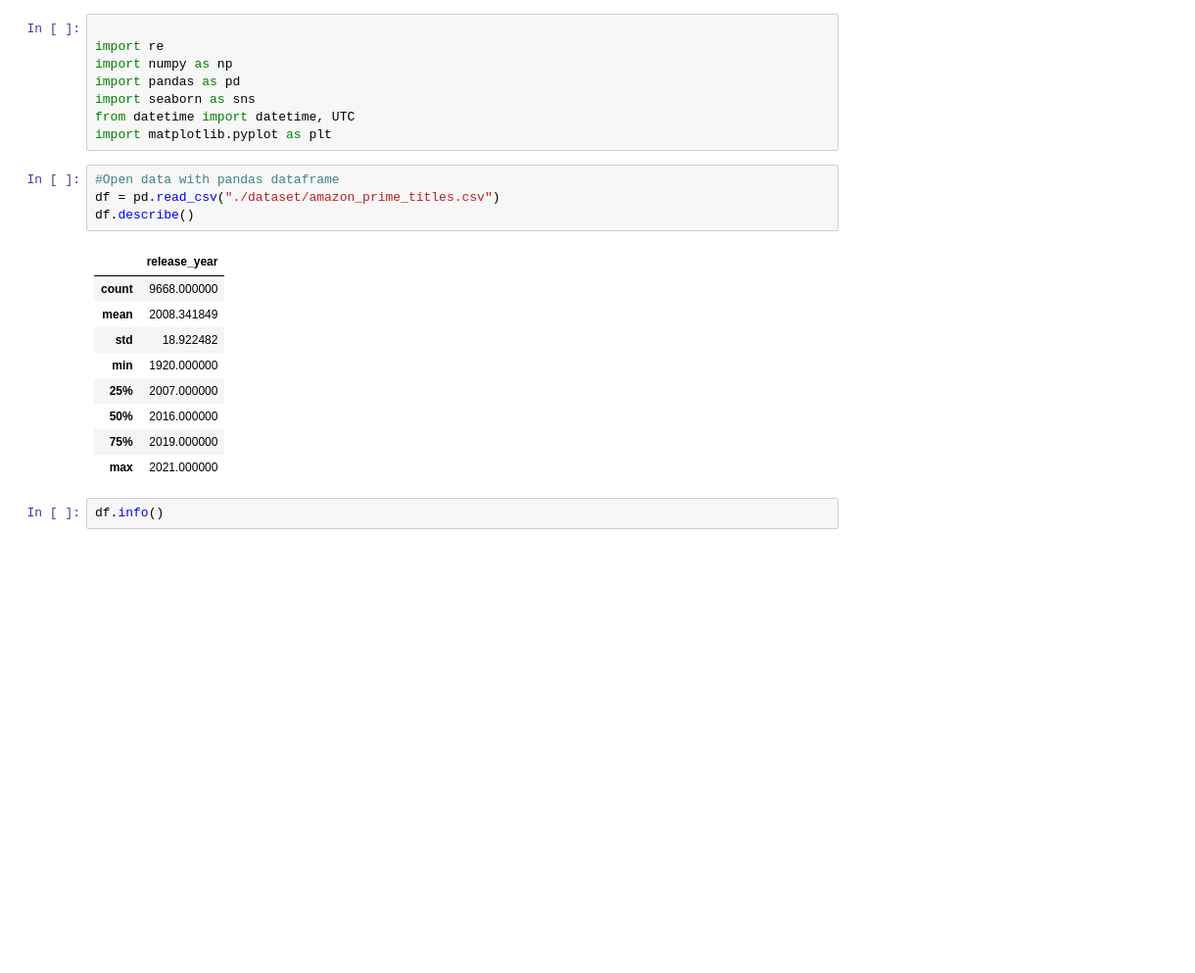
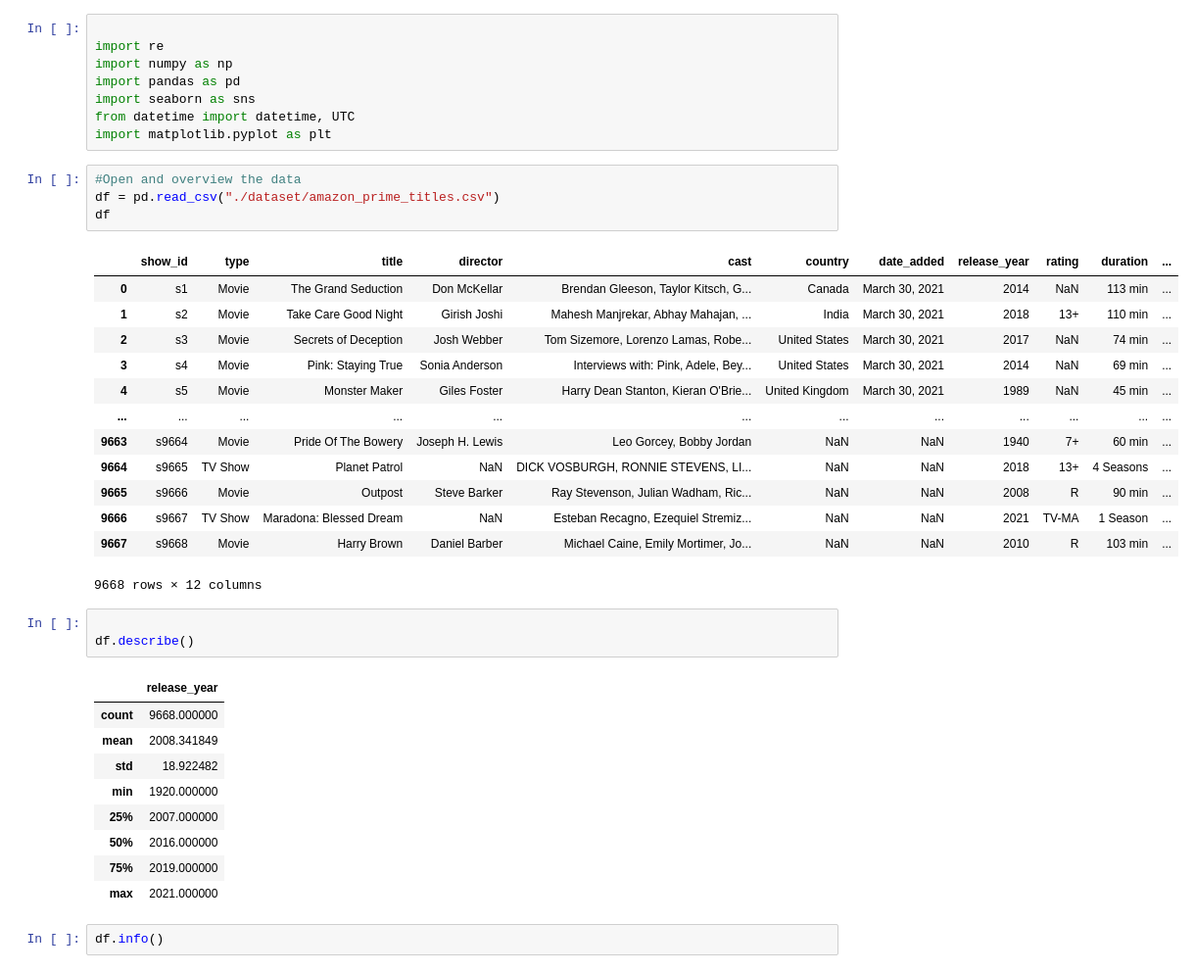
Before and after one commit to martarheza/Amazon_Prime_Movies_TV_show_Analytics, a Jupyter notebook: Projek_2.ipynb, the cells around one changed output. Shown: that part at 98% size. Drawn from its saved outputs; the diff is of its cells as text; blank space fills up the shorter version.

Commit message:
Updating few line of code, to overview the data first

```diff
--- a/Projek_2.ipynb
+++ b/Projek_2.ipynb
@@ -6,9 +6,26 @@ import pandas as pd
 import seaborn as sns
 from datetime import datetime, UTC
 import matplotlib.pyplot as plt
+# %%
+#Open and overview the data
+df = pd.read_csv("./dataset/amazon_prime_titles.csv")
+df
+# %% [output]
+|  | show_id | type | title | director | cast | country | date_added | release_year | rating | duration | ... |
+| 0 | s1 | Movie | The Grand Seduction | Don McKellar | Brendan Gleeson, Taylor Kitsch, G... | Canada | March 30, 2021 | 2014 | NaN | 113 min | ... |
+| 1 | s2 | Movie | Take Care Good Night | Girish Joshi | Mahesh Manjrekar, Abhay Mahajan, ... | India | March 30, 2021 | 2018 | 13+ | 110 min | ... |
+| 2 | s3 | Movie | Secrets of Deception | Josh Webber | Tom Sizemore, Lorenzo Lamas, Robe... | United States | March 30, 2021 | 2017 | NaN | 74 min | ... |
+| 3 | s4 | Movie | Pink: Staying True | Sonia Anderson | Interviews with: Pink, Adele, Bey... | United States | March 30, 2021 | 2014 | NaN | 69 min | ... |
+| 4 | s5 | Movie | Monster Maker | Giles Foster | Harry Dean Stanton, Kieran O'Brie... | United Kingdom | March 30, 2021 | 1989 | NaN | 45 min | ... |
+| ... | ... | ... | ... | ... | ... | ... | ... | ... | ... | ... | ... |
+| 9663 | s9664 | Movie | Pride Of The Bowery | Joseph H. Lewis | Leo Gorcey, Bobby Jordan | NaN | NaN | 1940 | 7+ | 60 min | ... |
+| 9664 | s9665 | TV Show | Planet Patrol | NaN | DICK VOSBURGH, RONNIE STEVENS, LI... | NaN | NaN | 2018 | 13+ | 4 Seasons | ... |
+| 9665 | s9666 | Movie | Outpost | Steve Barker | Ray Stevenson, Julian Wadham, Ric... | NaN | NaN | 2008 | R | 90 min | ... |
+| 9666 | s9667 | TV Show | Maradona: Blessed Dream | NaN | Esteban Recagno, Ezequiel Stremiz... | NaN | NaN | 2021 | TV-MA | 1 Season | ... |
+| 9667 | s9668 | Movie | Harry Brown | Daniel Barber | Michael Caine, Emily Mortimer, Jo... | NaN | NaN | 2010 | R | 103 min | ... |
+9668 rows × 12 columns
 # %%
-#Open data with pandas dataframe
-df = pd.read_csv("./dataset/amazon_prime_titles.csv")
+
 df.describe()
 # %% [output]
 |  | release_year |
```
Also changed, not shown: parts of 1 cell of this notebook, 1 other file.
